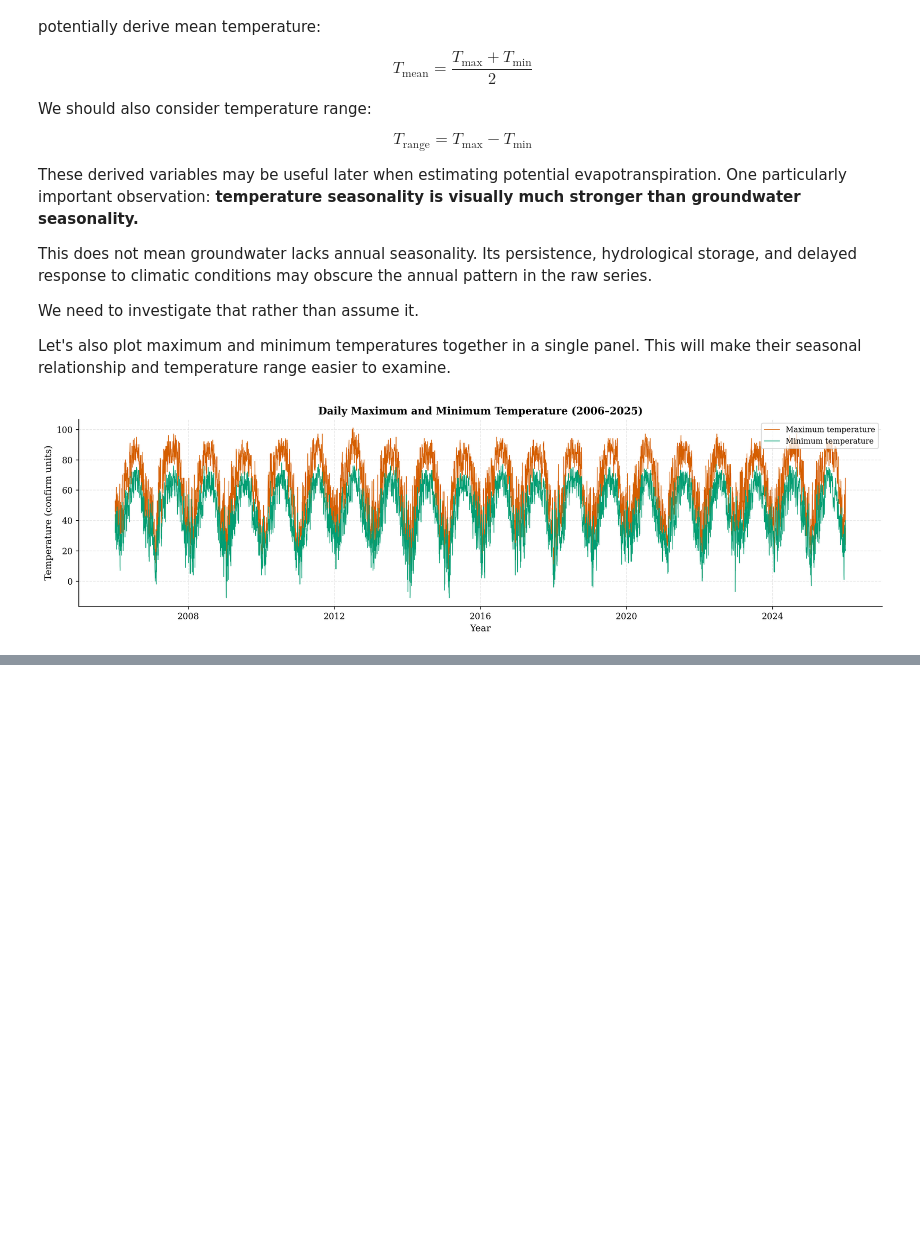
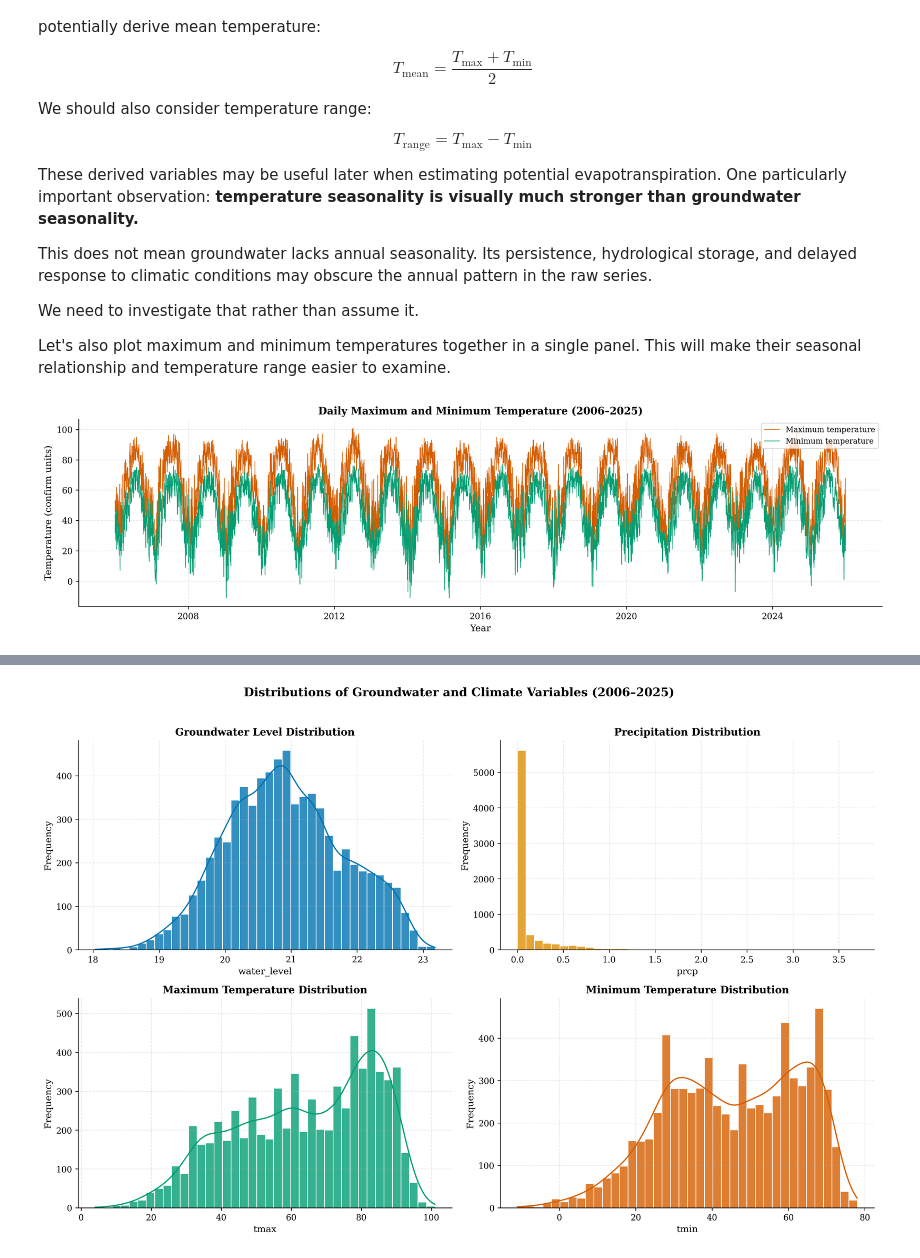
Before and after one commit to Yarek81/Predicting-Groundwater-Levels-Time-Series-Analysis, a Jupyter notebook: Predicting_Groundwater_Levels_with_ML.ipynb, the cells around one changed output, grey strips where cells are left out. Cells and saved outputs as stored; diff of their text form; code cells hidden in the pictures; blank space fills up the shorter version.

Commit message:
Distribution Analysis
Performed distribution analysis of all 4 variables before modeling.

```diff
--- a/Predicting_Groundwater_Levels_with_ML.ipynb
+++ b/Predicting_Groundwater_Levels_with_ML.ipynb
@@ -589,0 +649,62 @@ plt.show()
+# %%
+# ============================================================
+# HISTOGRAMS AND DENSITY DISTRIBUTIONS
+# ============================================================
+
+variables = ["water_level", "prcp", "tmax", "tmin"]
+
+titles = [
+    "Groundwater Level Distribution",
+    "Precipitation Distribution",
+    "Maximum Temperature Distribution",
+    "Minimum Temperature Distribution"
+]
+
+colors = sns.color_palette("colorblind")
+
+fig, axes = plt.subplots(
+    nrows=2,
+    ncols=2,
+    figsize=(14, 9)
+)
+
+axes = axes.flatten()
+
+for i, variable in enumerate(variables):
+
+    sns.histplot(
+        data=df,
+        x=variable,
+        bins=40,
+        kde=(variable != "prcp"),
+        color=colors[i],
+        edgecolor="white",
+        alpha=0.8,
+        ax=axes[i]
+    )
+
+    axes[i].set_title(titles[i])
+    axes[i].set_xlabel(variable)
+    axes[i].set_ylabel("Frequency")
+
+    axes[i].grid(
+        True,
+        linestyle="--",
+        alpha=0.3
+    )
+
+plt.suptitle(
+    "Distributions of Groundwater and Climate Variables (2006–2025)",
+    fontsize=14,
+    fontweight="bold",
+    y=1.02
+)
+
+plt.tight_layout()
+
+# Save figure if needed
+#plt.savefig("distribution_histograms.jpg", dpi=300, bbox_inches="tight")
+
+plt.show()
+# %% [output]
+[figure, added]
```
Also changed, not shown: parts of 8 cells of this notebook, 2 other files.
